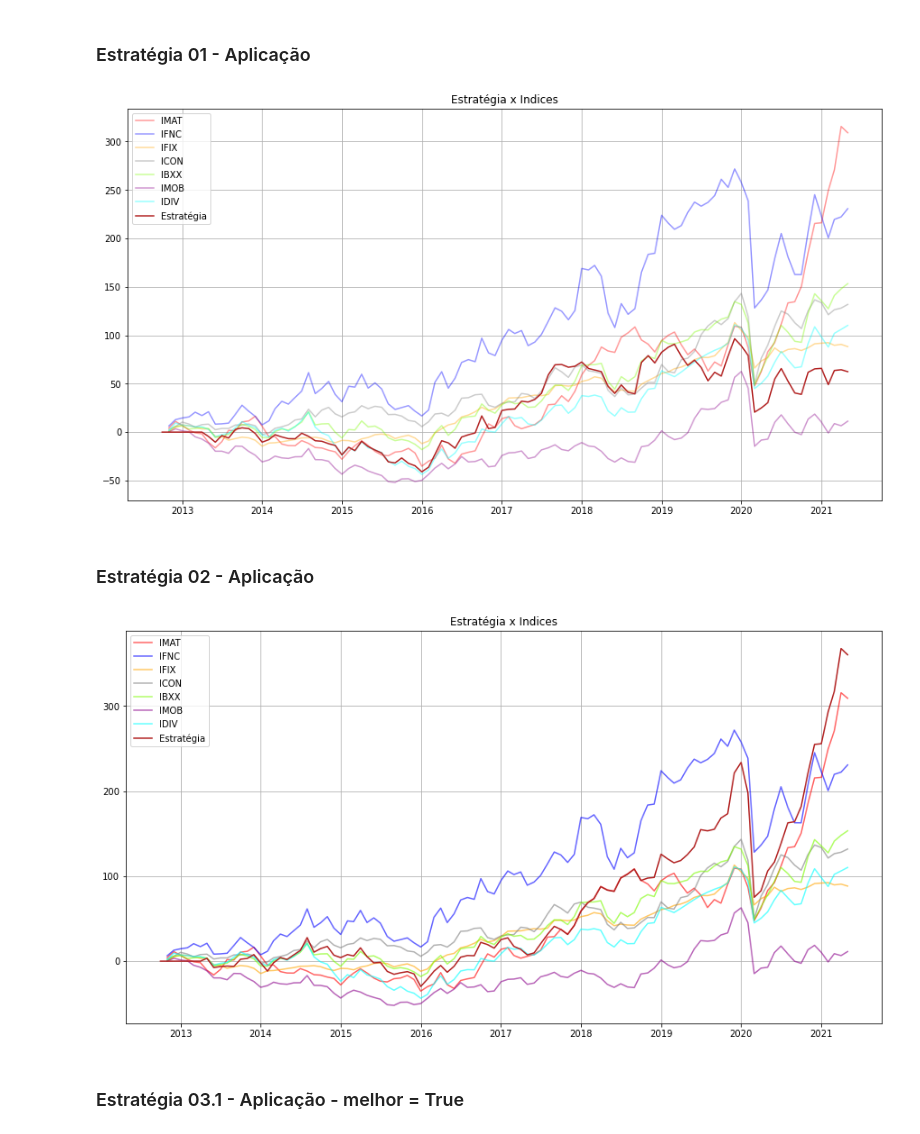
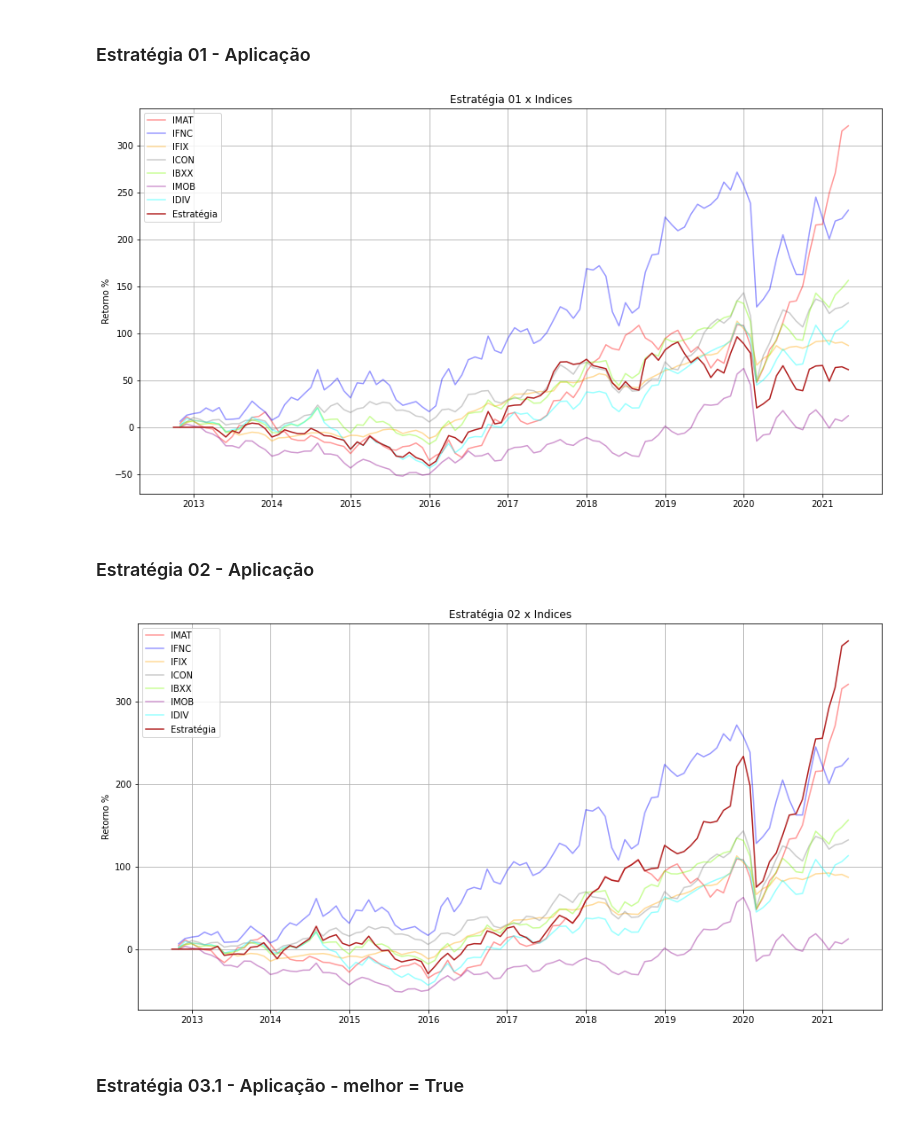
Before and after one commit to Lessalc/Quant-Model, a Jupyter notebook: Estrategia Setores - IBOV.ipynb, the cells around one changed output. Drawn from its saved outputs; the diff is of its cells as text; code cells hidden in the pictures.

```diff
--- a/Estrategia Setores - IBOV.ipynb
+++ b/Estrategia Setores - IBOV.ipynb
@@ -167,7 +167,7 @@ df_final.index = dados['Date'].values
 estrategia = retorno_final(df_final)
 # %%
 plt.figure(figsize=(15, 8))
-plt.title('Estratégia x Indices')
+plt.title('Estratégia 01 x Indices')
 for i in range(8):
     if i < 7:
         plt.plot(estrategia.index, (estrategia.iloc[:,i]-1)*100 , color=colors[i],
@@ -175,11 +175,12 @@ for i in range(8):
     else:
         plt.plot(estrategia.index, (estrategia.iloc[:,i]-1)*100 , color=colors[i],
                      alpha = 1, label='Estratégia')
+plt.ylabel("Retorno %")
 plt.legend()
 plt.grid()
 plt.show()
 # %% [output]
-[figure, old version]
+[figure, new version]
 # %% [markdown]
 ### Estratégia 02 - Aplicação
 # %%
@@ -193,21 +194,22 @@ estrategia = retorno_final(df_final)
 # %%
 colors = ['red','blue','orange','gray',
           'lawngreen','darkmagenta','cyan','firebrick']
 
 plt.figure(figsize=(15, 8))
-plt.title('Estratégia x Indices')
+plt.title('Estratégia 02 x Indices')
 for i in range(8):
     if i < 7:
         plt.plot(estrategia.index, (estrategia.iloc[:,i]-1)*100 , color=colors[i],
                  alpha = 0.4, label=lista_indices[i])
     else:
         plt.plot(estrategia.index, (estrategia.iloc[:,i]-1)*100 , color=colors[i],
                      alpha = 1, label='Estratégia')
+plt.ylabel("Retorno %")
 plt.legend()
 plt.grid()
 plt.show()
 # %% [output]
-[figure, old version]
+[figure, new version]
 # %% [markdown]
 ### Estratégia 03.1 - Aplicação - melhor = True
 # %%
```
Also changed, not shown: parts of 3 cells of this notebook.
